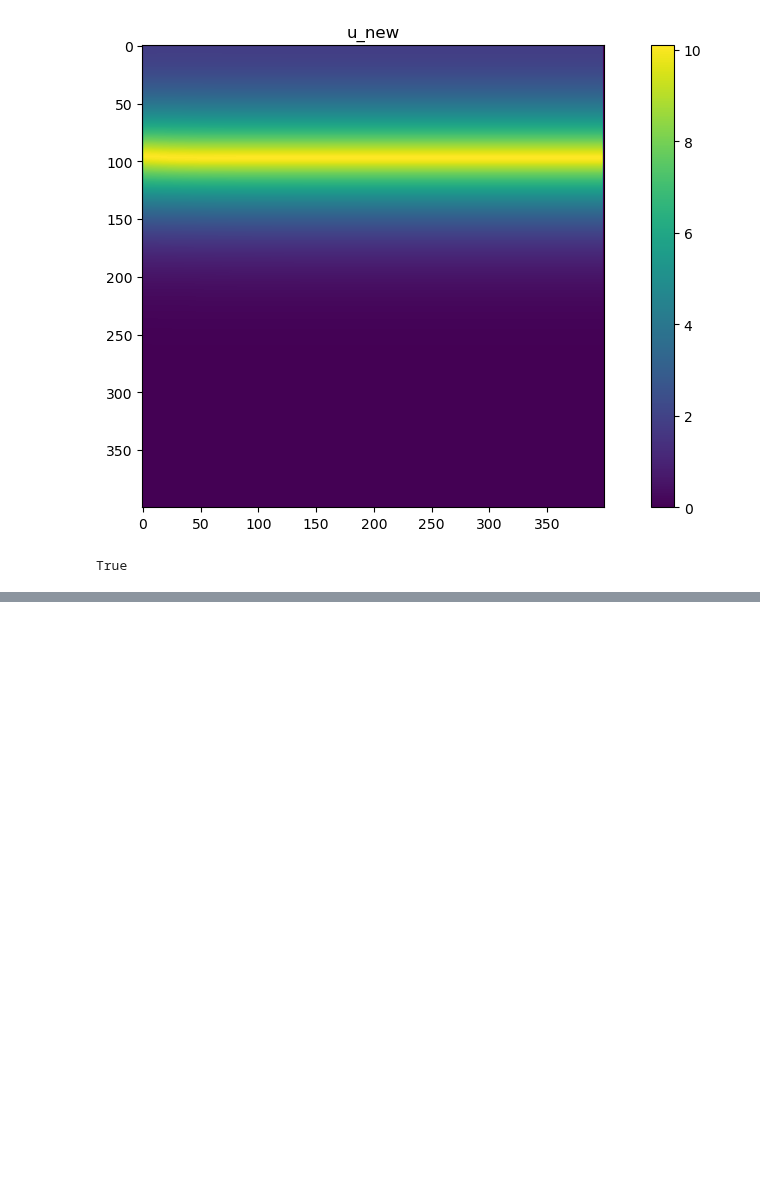
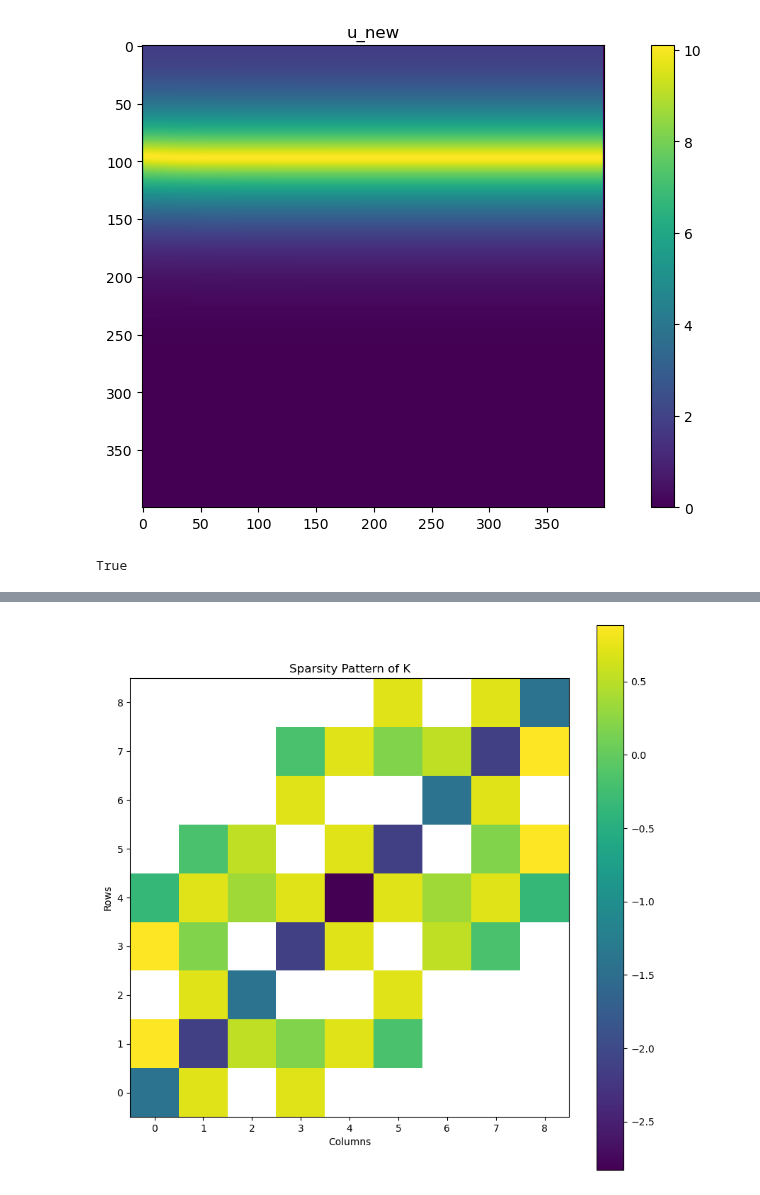
Before and after one commit to finitewave/Finitewave, a Jupyter notebook: Tutorials/DiffusionModels.ipynb, the cells around one changed output, grey strips where cells are left out. Drawn from its saved outputs; the diff is of its cells as text; code cells hidden in the pictures; blank space fills up the shorter version.

```diff
--- a/Tutorials/DiffusionModels.ipynb
+++ b/Tutorials/DiffusionModels.ipynb
@@ -561,0 +572,41 @@ UFuncTypeError: Cannot cast ufunc 'multiply' output from dtype('float64') to dty
+# %%
+from scipy import sparse as sp
+import matplotlib.pyplot as plt
+import numpy as np
+
+theta = np.pi / 4
+m = np.ones((3, 3))
+
+
+indexes = np.flatnonzero(m)
+diffusion = np.zeros((*m.shape, m.ndim, m.ndim))
+diffusion[:, :, 0, 0] = np.cos(theta)
+diffusion[:, :, 0, 1] = np.sin(theta)
+diffusion[:, :, 1, 0] = np.sin(theta)
+diffusion[:, :, 1, 1] = np.cos(theta)
+# diffusion[:, :, 1, 2] = 0
+# diffusion[:, :, 2, 0] = 0
+# diffusion[:, :, 2, 1] = 0
+# diffusion[:, :, 2, 2] = 1
+
+rows, cols, weights = compute_weights(m, diffusion, indexes)
+
+
+size = m.size
+shape = (size, size)
+K = sp.csr_matrix((weights, (rows, cols)), shape=shape)
+M = sp.diags(np.ones_like(indexes), offsets=0, format='csr')
+
+K_masked = np.ma.where(K.toarray() == 0, np.nan, K.toarray())
+# K_masked = K.toarray()
+
+%matplotlib inline
+plt.figure(figsize=(10, 10))
+plt.imshow(K_masked, origin="lower", cmap='viridis')
+plt.title("Sparsity Pattern of K")
+plt.xlabel("Columns")
+plt.ylabel("Rows")
+plt.colorbar()
+plt.show()
+# %% [output]
+[figure, added]
```
Also changed, not shown: parts of 5 cells of this notebook, 6 other files.
